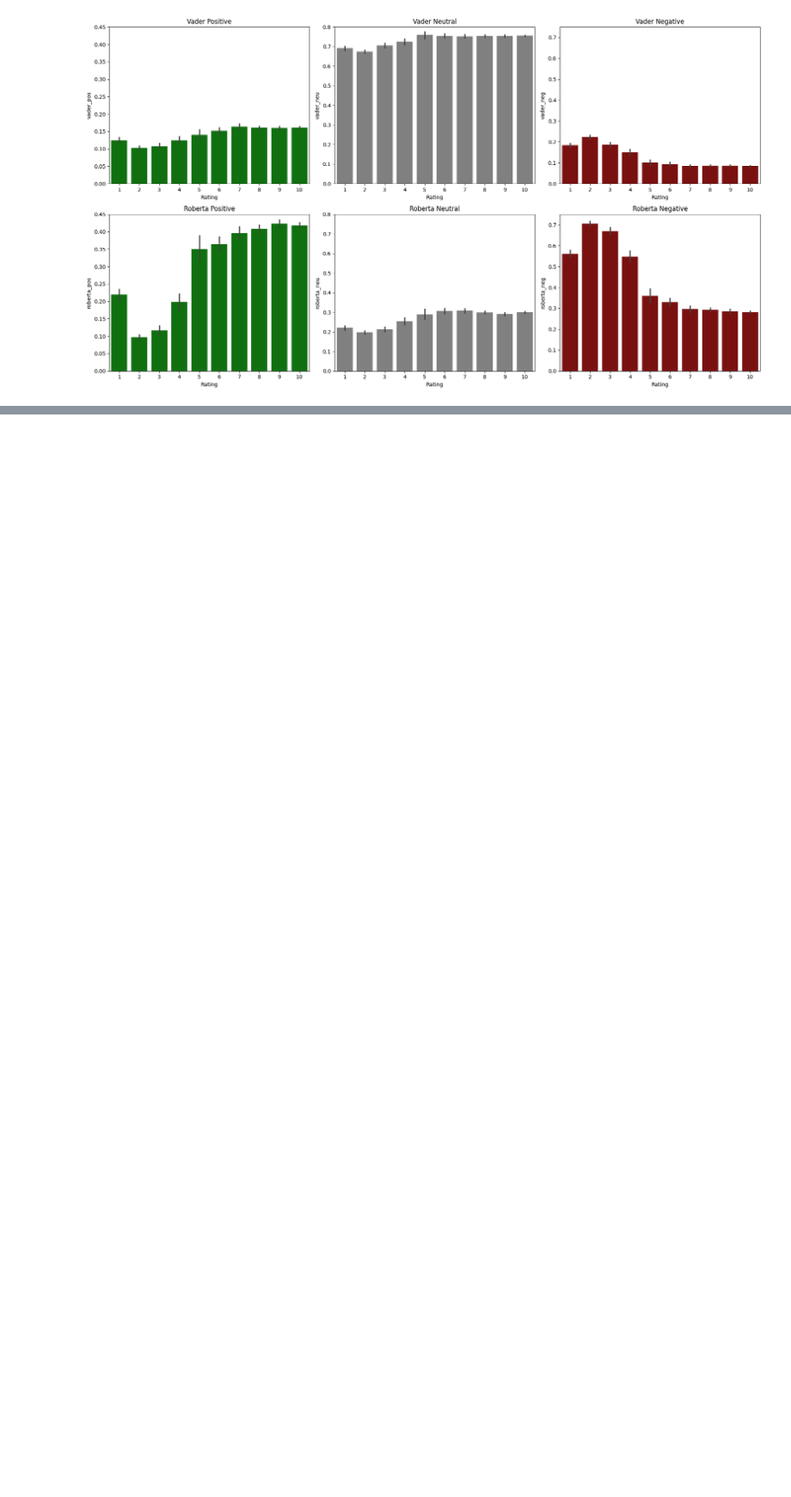
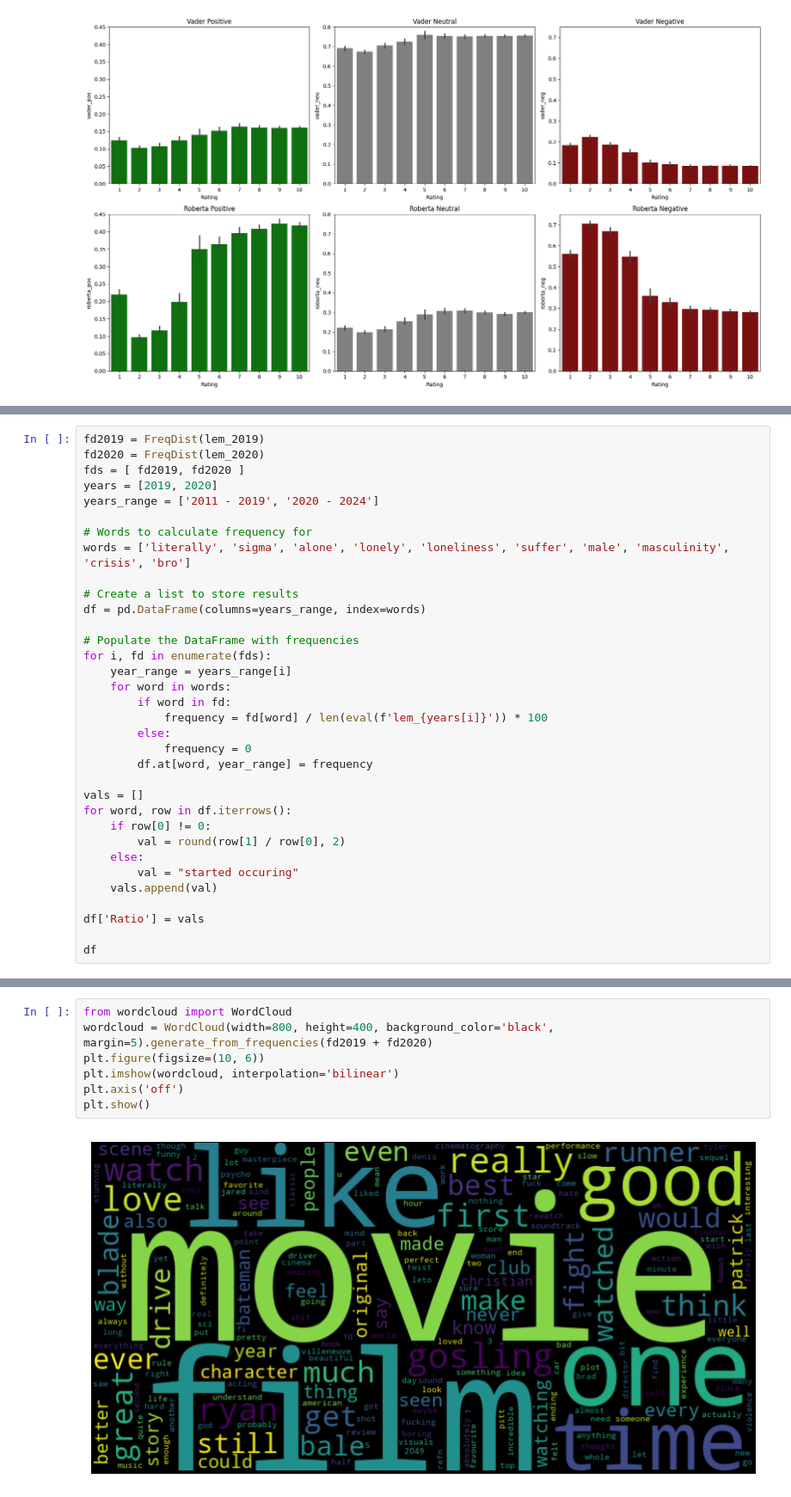
Before and after one commit to abartczak01/ML-Letterboxd-SentimentAnalysis, a Jupyter notebook: sentiment_analysis.ipynb, the cells around one changed output, grey strips where cells are left out. Shown at 86% size. Saved outputs shown, nothing was run; the diff lists cells and outputs as text; blank space fills up the shorter version.

Commit message:
add word clouds

```diff
--- a/sentiment_analysis.ipynb
+++ b/sentiment_analysis.ipynb
@@ -502,0 +573,34 @@ plt.show()
+# %%
+fd2019 = FreqDist(lem_2019)
+fd2020 = FreqDist(lem_2020)
+fds = [ fd2019, fd2020 ]
+years = [2019, 2020]
+years_range = ['2011 - 2019', '2020 - 2024']
+
+# Words to calculate frequency for
+words = ['literally', 'sigma', 'alone', 'lonely', 'loneliness', 'suffer', 'male', 'masculinity', 'crisis', 'bro']
+
+# Create a list to store results
+df = pd.DataFrame(columns=years_range, index=words)
+
+# Populate the DataFrame with frequencies
+for i, fd in enumerate(fds):
+    year_range = years_range[i]
+    for word in words:
+        if word in fd:
+            frequency = fd[word] / len(eval(f'lem_{years[i]}')) * 100
+        else:
+            frequency = 0
+        df.at[word, year_range] = frequency
+
+vals = []
+for word, row in df.iterrows():
+    if row[0] != 0:
+        val = round(row[1] / row[0], 2)
+    else:
+        val = "started occuring"
+    vals.append(val)
+
+df['Ratio'] = vals
+
+df
@@ -502,0 +661,9 @@ plt.show()
+# %%
+from wordcloud import WordCloud
+wordcloud = WordCloud(width=800, height=400, background_color='black', margin=5).generate_from_frequencies(fd2019 + fd2020)
+plt.figure(figsize=(10, 6))
+plt.imshow(wordcloud, interpolation='bilinear')
+plt.axis('off')
+plt.show()
+# %% [output]
+[figure, added]
```
Also changed, not shown: parts of 44 cells of this notebook, 6 other files.
